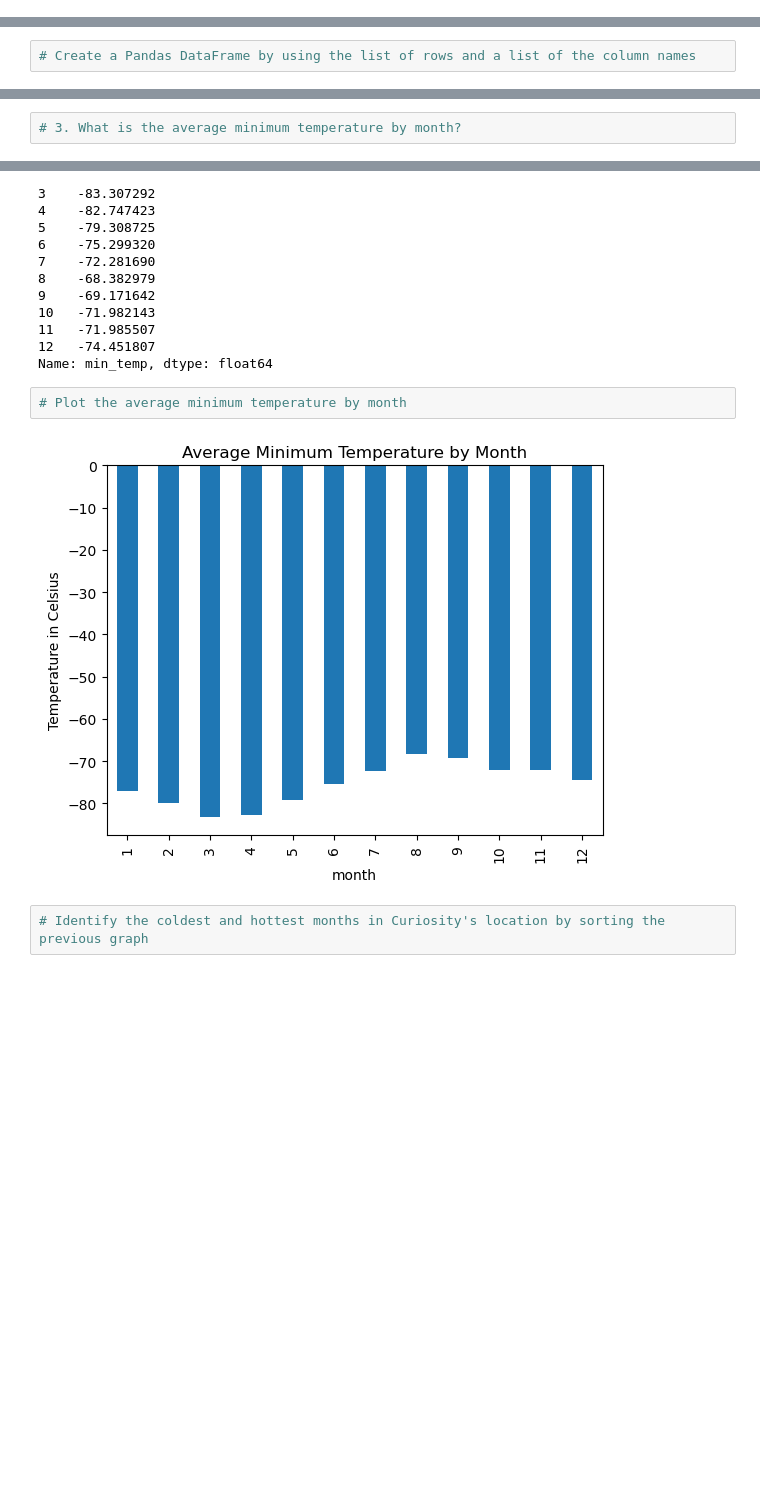
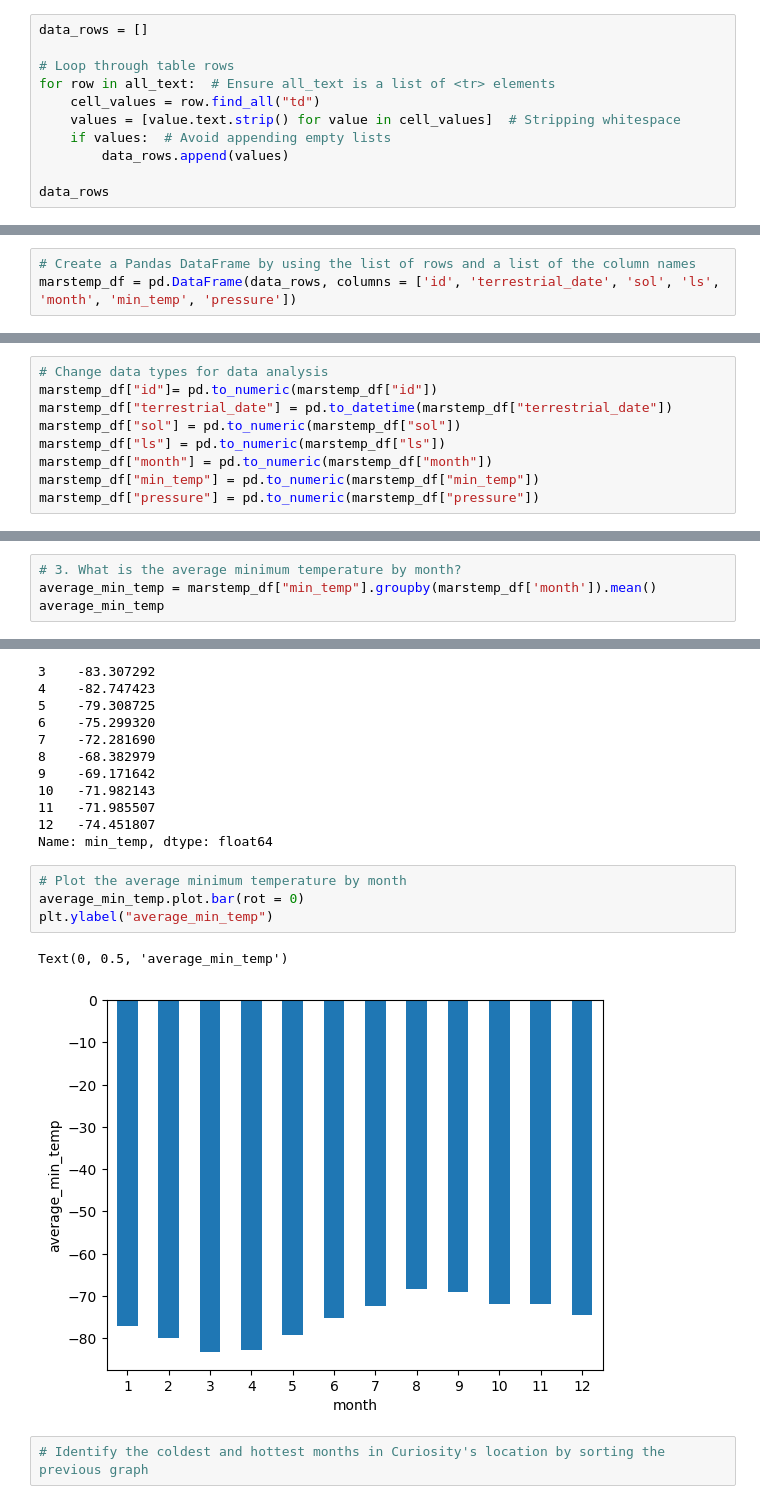
Before and after one commit to coopachupa/Module-11-Challenge, a Jupyter notebook: part_2_mars_weather.ipynb, the cells around one changed output, grey strips where cells are left out. Cells and saved outputs as stored; diff of their text form; blank space fills up the shorter version.

```diff
--- a/part_2_mars_weather.ipynb
+++ b/part_2_mars_weather.ipynb
@@ -53,0 +67,11 @@ previews = []
+# %%
+data_rows = []
+
+# Loop through table rows
+for row in all_text:  # Ensure all_text is a list of <tr> elements
+    cell_values = row.find_all("td")
+    values = [value.text.strip() for value in cell_values]  # Stripping whitespace
+    if values:  # Avoid appending empty lists
+        data_rows.append(values)
+
+data_rows
@@ -54,4 +96,5 @@ previews = []
 # %%
 # Create a Pandas DataFrame by using the list of rows and a list of the column names
+marstemp_df = pd.DataFrame(data_rows, columns = ['id', 'terrestrial_date', 'sol', 'ls', 'month', 'min_temp', 'pressure'])
 # %%
 # Confirm DataFrame was created successfully
@@ -84,2 +127,11 @@ dtype: object
+# %%
+# Change data types for data analysis
+marstemp_df["id"]= pd.to_numeric(marstemp_df["id"])
+marstemp_df["terrestrial_date"] = pd.to_datetime(marstemp_df["terrestrial_date"])
+marstemp_df["sol"] = pd.to_numeric(marstemp_df["sol"])
+marstemp_df["ls"] = pd.to_numeric(marstemp_df["ls"])
+marstemp_df["month"] = pd.to_numeric(marstemp_df["month"])
+marstemp_df["min_temp"] = pd.to_numeric(marstemp_df["min_temp"])
+marstemp_df["pressure"] = pd.to_numeric(marstemp_df["pressure"])
 # %%
 # Confirm type changes were successful by examining data types again
@@ -118,6 +171,8 @@ Analyze your dataset by using Pandas functions to answer the following questions
 1867
 # %%
 # 3. What is the average minimum temperature by month?
+average_min_temp = marstemp_df["min_temp"].groupby(marstemp_df['month']).mean()
+average_min_temp
 # %% [output]
 month
 1    -77.160920
@@ -135,8 +190,11 @@ month
 Name: min_temp, dtype: float64
 # %%
 # Plot the average minimum temperature by month
+average_min_temp.plot.bar(rot = 0)
+plt.ylabel("average_min_temp")
 # %% [output]
+Text(0, 0.5, 'average_min_temp')
-[figure, old version]
+[figure, new version]
 # %%
 # Identify the coldest and hottest months in Curiosity's location by sorting the previous graph
 # %% [output]
```
Also changed, not shown: parts of 10 cells of this notebook, 1 other file.
